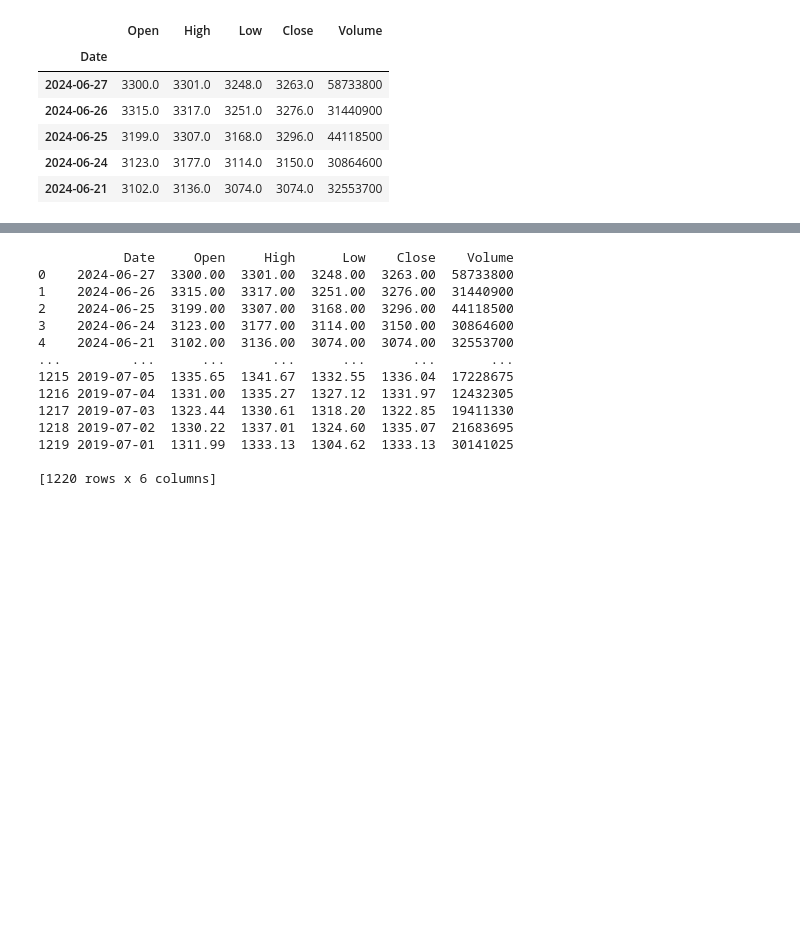
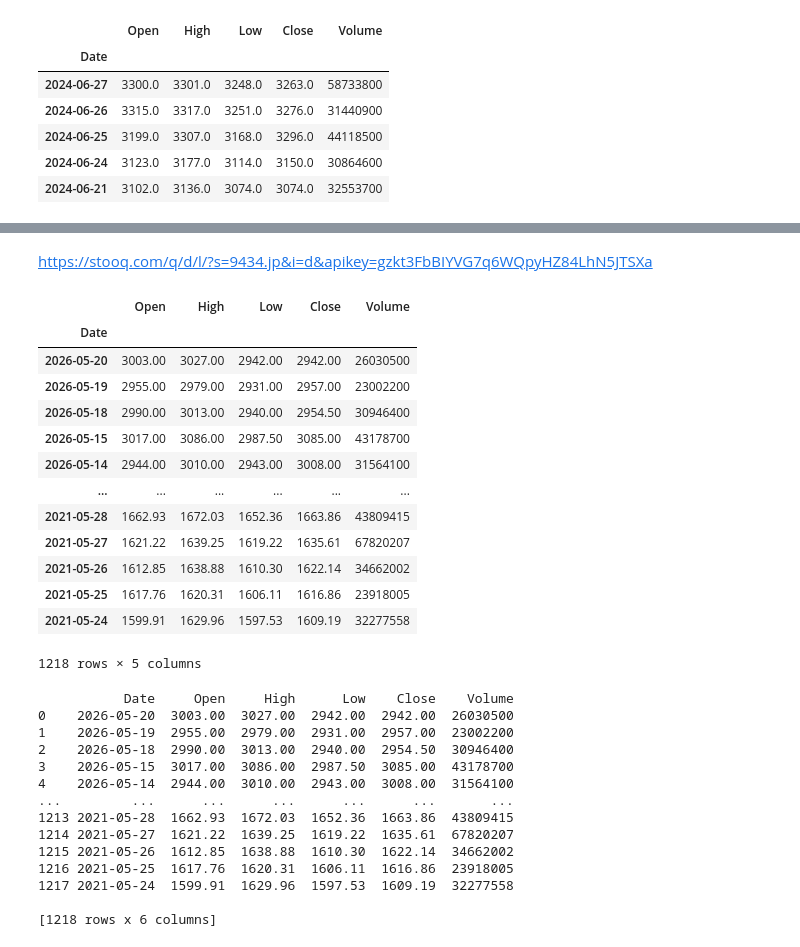
Before and after one commit to yoshihikom/thu_Details_of_Management_Information_B_Lesson13, a Jupyter notebook: Details_of_Management_Information_B_Lesson13.ipynb, the cells around one changed output, grey strips where cells are left out. Drawn from its saved outputs; the diff is of its cells as text; code cells hidden in the pictures; blank space fills up the shorter version.

```diff
--- a/Details_of_Management_Information_B_Lesson13.ipynb
+++ b/Details_of_Management_Information_B_Lesson13.ipynb
@@ -171,22 +176,50 @@ df.head()
+# %% [markdown]
+https://stooq.com/q/d/l/?s=9434.jp&i=d&apikey=gzkt3FbBIYVG7q6WQpyHZ84LhN5JTSXa
+# %%
+apikey = "gzkt3FbBIYVG7q6WQpyHZ84LhN5JTSXa"
+# %%
+import pandas_datareader.data as pdr
+import requests
+
+session = requests.Session()
+session.params = {"apikey": apikey}
+df = pdr.DataReader("7203.JP", "stooq", session=session)
+
+df
+# %% [output]
+|  | Open | High | Low | Close | Volume |
+| Date |  |  |  |  |  |
+| 2026-05-20 | 3003.00 | 3027.00 | 2942.00 | 2942.00 | 26030500 |
+| 2026-05-19 | 2955.00 | 2979.00 | 2931.00 | 2957.00 | 23002200 |
+| 2026-05-18 | 2990.00 | 3013.00 | 2940.00 | 2954.50 | 30946400 |
+| 2026-05-15 | 3017.00 | 3086.00 | 2987.50 | 3085.00 | 43178700 |
+| 2026-05-14 | 2944.00 | 3010.00 | 2943.00 | 3008.00 | 31564100 |
+| ... | ... | ... | ... | ... | ... |
+| 2021-05-28 | 1662.93 | 1672.03 | 1652.36 | 1663.86 | 43809415 |
+| 2021-05-27 | 1621.22 | 1639.25 | 1619.22 | 1635.61 | 67820207 |
+| 2021-05-26 | 1612.85 | 1638.88 | 1610.30 | 1622.14 | 34662002 |
+| 2021-05-25 | 1617.76 | 1620.31 | 1606.11 | 1616.86 | 23918005 |
+| 2021-05-24 | 1599.91 | 1629.96 | 1597.53 | 1609.19 | 32277558 |
+1218 rows × 5 columns
 # %%
 #インデックスを列に変換する
 df.reset_index(inplace= True)
 print(df)
 # %% [output]
            Date     Open     High      Low    Close    Volume
-0    2024-06-27  3300.00  3301.00  3248.00  3263.00  58733800
-1    2024-06-26  3315.00  3317.00  3251.00  3276.00  31440900
-2    2024-06-25  3199.00  3307.00  3168.00  3296.00  44118500
-3    2024-06-24  3123.00  3177.00  3114.00  3150.00  30864600
-4    2024-06-21  3102.00  3136.00  3074.00  3074.00  32553700
+0    2026-05-20  3003.00  3027.00  2942.00  2942.00  26030500
+1    2026-05-19  2955.00  2979.00  2931.00  2957.00  23002200
+2    2026-05-18  2990.00  3013.00  2940.00  2954.50  30946400
+3    2026-05-15  3017.00  3086.00  2987.50  3085.00  43178700
+4    2026-05-14  2944.00  3010.00  2943.00  3008.00  31564100
 ...         ...      ...      ...      ...      ...       ...
-1215 2019-07-05  1335.65  1341.67  1332.55  1336.04  17228675
-1216 2019-07-04  1331.00  1335.27  1327.12  1331.97  12432305
-1217 2019-07-03  1323.44  1330.61  1318.20  1322.85  19411330
-1218 2019-07-02  1330.22  1337.01  1324.60  1335.07  21683695
-1219 2019-07-01  1311.99  1333.13  1304.62  1333.13  30141025
+1213 2021-05-28  1662.93  1672.03  1652.36  1663.86  43809415
+1214 2021-05-27  1621.22  1639.25  1619.22  1635.61  67820207
+1215 2021-05-26  1612.85  1638.88  1610.30  1622.14  34662002
+1216 2021-05-25  1617.76  1620.31  1606.11  1616.86  23918005
+1217 2021-05-24  1599.91  1629.96  1597.53  1609.19  32277558
 
-[1220 rows x 6 columns]
+[1218 rows x 6 columns]
 # %%
 data = go.Scatter(x=df['Date'],
                   y=df['Open'])
```
Also changed, not shown: parts of 7 cells of this notebook.
